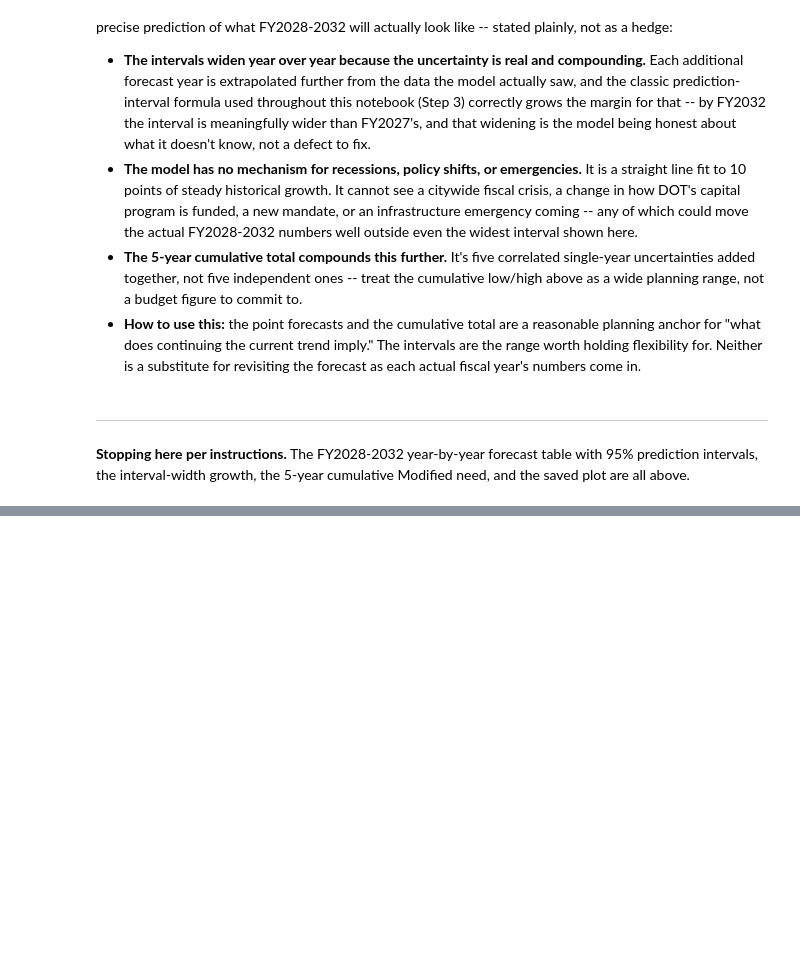
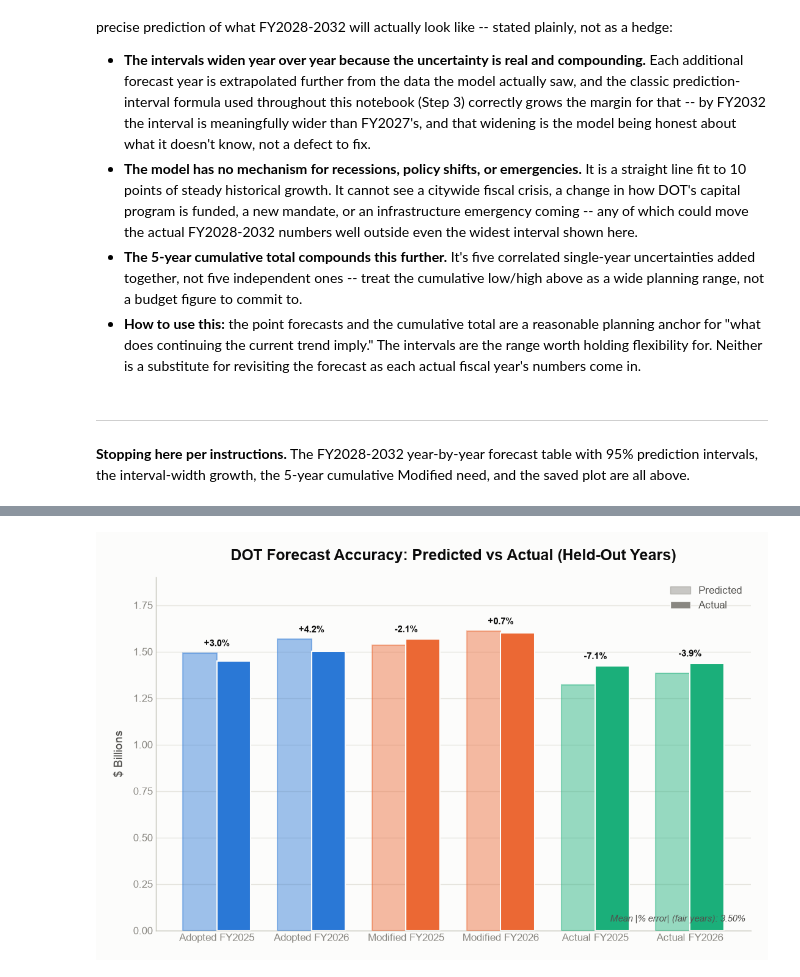
Before and after one commit to lindali-huishan/Budget_Allocation, a Jupyter notebook: dot_forecast.ipynb, the cells around one changed output, grey strips where cells are left out. Drawn from its saved outputs; the diff is of its cells as text; code cells hidden in the pictures; blank space fills up the shorter version.

```diff
--- a/dot_forecast.ipynb
+++ b/dot_forecast.ipynb
@@ -380,0 +432,11 @@ above (Steps 3-5).
+# %%
+backtest_train = full_table[full_table["fiscal_year"] <= 2025].reset_index(drop=True)
+backtest_holdout = full_table[full_table["fiscal_year"].isin([2026, 2027])].reset_index(drop=True)
+
+print(f"Backtest training table: FY2017-2025 ({len(backtest_train)} observations, "
+      f"{len(train_table) - len(backtest_train)} fewer than Step 3's {len(train_table)})")
+print()
+print(backtest_train)
+print()
+print("Held out (never seen during backtest fitting):")
+print(backtest_holdout)
@@ -721,0 +1334,77 @@ cumulative Modified need, and the saved plot are all above.
+# %%
+from matplotlib.patches import Patch
+
+fig, ax = plt.subplots(figsize=(11, 7), facecolor=SURFACE)
+ax.set_facecolor(SURFACE)
+
+bar_data = viz_table[viz_table["fair"]].copy()
+bar_data["group"] = bar_data["series"].str.capitalize() + " FY" + bar_data["fiscal_year"].astype(str)
+group_order = [f"{s.capitalize()} FY{y}" for s in SERIES_COLS for y in FAIR_YEARS]
+bar_data = bar_data.set_index("group").loc[group_order].reset_index()
+
+x = np.arange(len(group_order))
+width = 0.36
+
+predicted_vals = bar_data["predicted"].values / 1e9
+actual_vals = bar_data["actual"].values / 1e9
+bar_colors = [SERIES[s] for s in bar_data["series"]]
+
+bars_pred = ax.bar(
+    x - width / 2, predicted_vals, width, color=bar_colors, alpha=0.45,
+    edgecolor=[SERIES[s] for s in bar_data["series"]], linewidth=1.5,
+    label="Predicted", zorder=3,
+)
+bars_act = ax.bar(
+    x + width / 2, actual_vals, width, color=bar_colors, alpha=1.0,
+    edgecolor=SURFACE, linewidth=1.5,
+    label="Actual", zorder=3,
+)
+
+# % error label centered above each pair
+for i, row in bar_data.iterrows():
+    pair_top = max(predicted_vals[i], actual_vals[i])
+    ax.annotate(
+        f"{row['pct_error']:+.1f}%",
+        xy=(x[i], pair_top), xytext=(0, 8), textcoords="offset points",
+        ha="center", fontsize=11, fontweight="bold", color=INK_PRIMARY,
+    )
+
+ax.set_ylim(0, max(predicted_vals.max(), actual_vals.max()) * 1.18)
+ax.set_xticks(x)
+ax.set_xticklabels(group_order, fontsize=12)
+ax.set_ylabel("$ Billions", fontsize=14, color=INK_SECONDARY, labelpad=10)
+ax.set_title(
+    "DOT Forecast Accuracy: Predicted vs Actual (Held-Out Years)",
+    fontsize=18, fontweight="bold", color=INK_PRIMARY, pad=20,
+)
+
+ax.grid(axis="y", color=GRIDLINE, linewidth=1, alpha=0.8)
+ax.grid(axis="x", visible=False)
+ax.set_axisbelow(True)
+for spine_name in ("top", "right"):
+    ax.spines[spine_name].set_visible(False)
+for spine_name in ("left", "bottom"):
+    ax.spines[spine_name].set_color(BASELINE)
+ax.tick_params(labelsize=12, colors=INK_MUTED)
+
+# Custom legend: Predicted (light) vs Actual (solid), in neutral ink rather
+# than a specific series color, since color here encodes series not P/A.
+legend_handles = [
+    Patch(facecolor=INK_MUTED, alpha=0.45, edgecolor=INK_MUTED, label="Predicted"),
+    Patch(facecolor=INK_MUTED, alpha=1.0, edgecolor=SURFACE, label="Actual"),
+]
+ax.legend(handles=legend_handles, fontsize=12, frameon=False, loc="upper right", labelcolor=INK_SECONDARY)
+
+ax.text(
+    0.99, 0.02, f"Mean |% error| (fair years): {mean_fair_error:.2f}%",
+    transform=ax.transAxes, ha="right", va="bottom",
+    fontsize=11, color=INK_SECONDARY, style="italic",
+)
+
+fig.tight_layout(pad=2)
+
+ACCURACY_BARS_PATH = "dot_backtest_accuracy.png"
+fig.savefig(ACCURACY_BARS_PATH, dpi=150, facecolor=SURFACE)
+print(f"Saved Option A (grouped bars) to {ACCURACY_BARS_PATH}")
+plt.show()
+# %% [output]
@@ -721,0 +1412 @@ cumulative Modified need, and the saved plot are all above.
+[figure, added]
```
Also changed, not shown: parts of 38 cells of this notebook, 8 other files.
